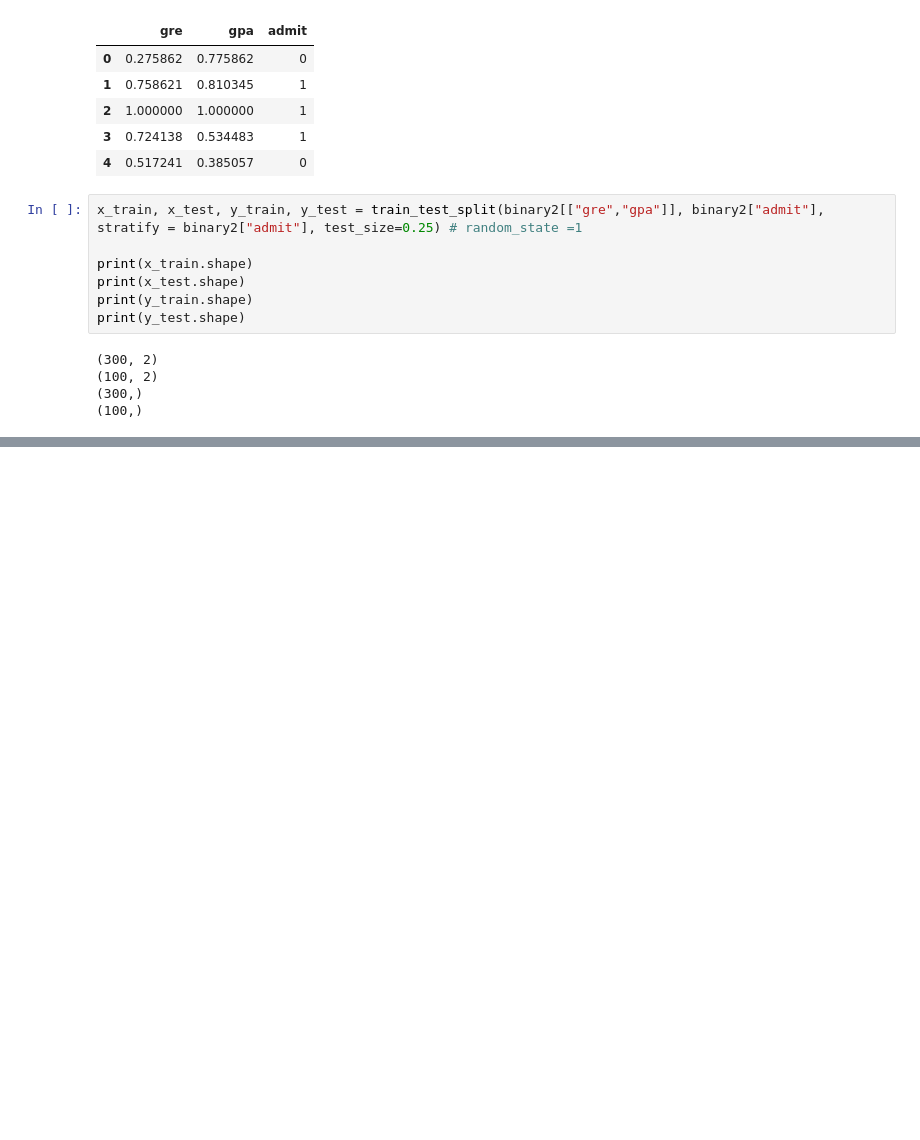
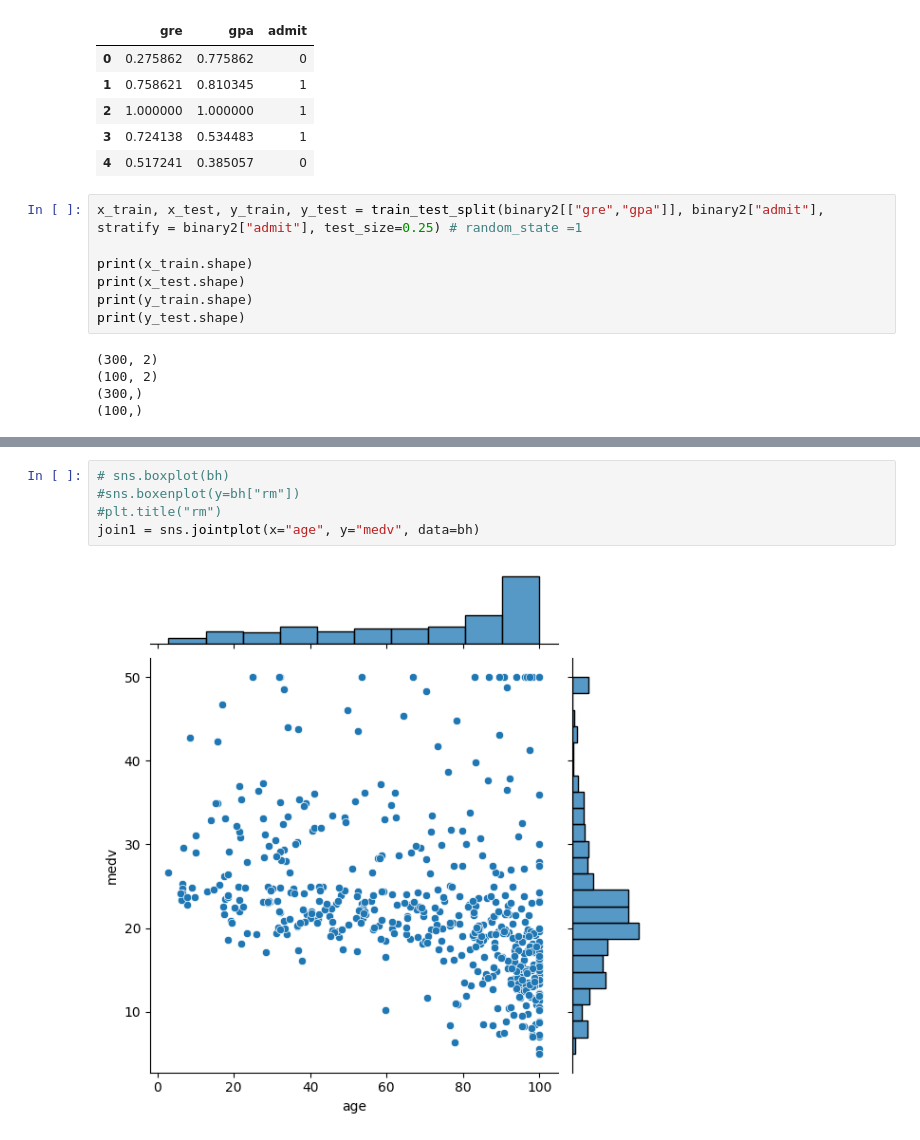
Before and after one commit to rackhyun/2023_data_translator, a Jupyter notebook: SC1_2023-main/2회차/practice2.ipynb, the cells around one changed output, grey strips where cells are left out. Saved outputs shown, nothing was run; the diff lists cells and outputs as text; blank space fills up the shorter version.

```diff
--- a/SC1_2023-main/2회차/practice2.ipynb
+++ b/SC1_2023-main/2회차/practice2.ipynb
@@ -303,0 +474,7 @@ print(y_test.shape)
+# %%
+# sns.boxplot(bh)
+#sns.boxenplot(y=bh["rm"])
+#plt.title("rm")
+join1 = sns.jointplot(x="age", y="medv", data=bh)
+# %% [output]
+[figure, added]
```
Also changed, not shown: parts of 28 cells of this notebook, 2 other files.
